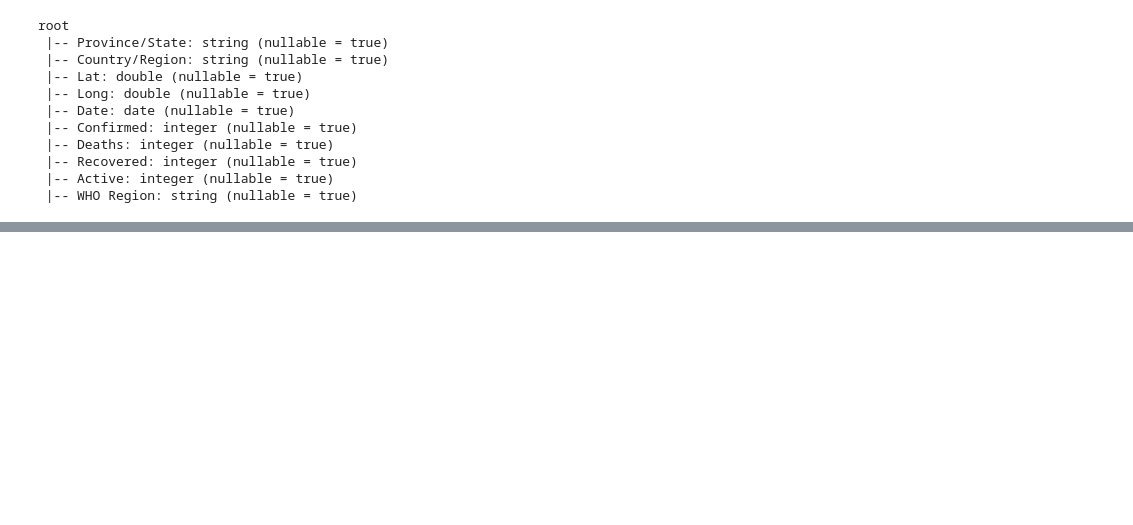
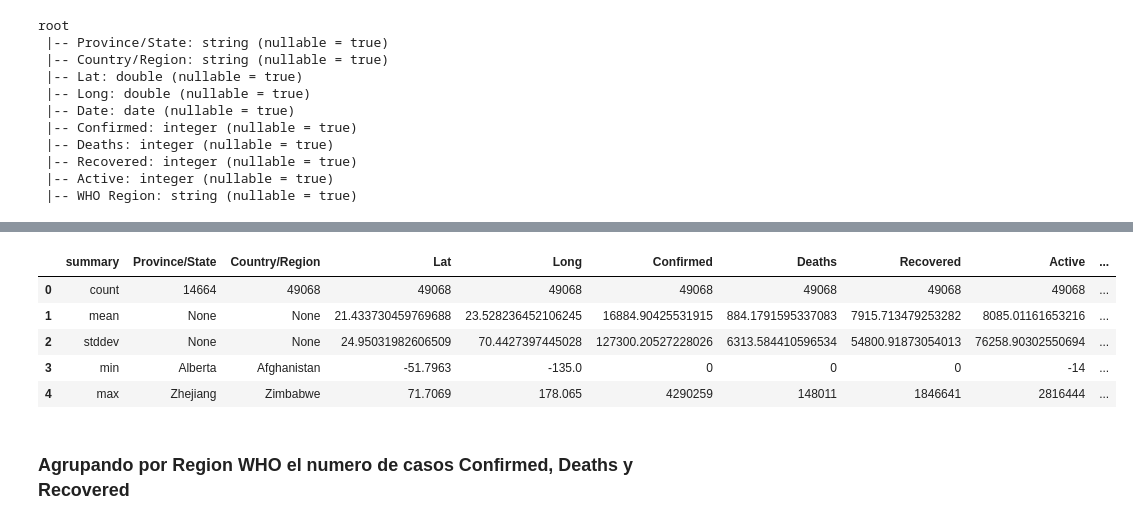
Before and after one commit to lianscr/Examen, a Jupyter notebook: Examen_covid19.ipynb, the cells around one changed output, grey strips where cells are left out. Cells and saved outputs as stored; diff of their text form; code cells hidden in the pictures; blank space fills up the shorter version.

```diff
--- a/Examen_covid19.ipynb
+++ b/Examen_covid19.ipynb
@@ -114,0 +138,11 @@ only showing top 5 rows
+# %%
+dataCovid.describe().toPandas()
+# %% [output]
+|  | summary | Province/State | Country/Region | Lat | Long | Confirmed | Deaths | Recovered | Active | ... |
+| 0 | count | 14664 | 49068 | 49068 | 49068 | 49068 | 49068 | 49068 | 49068 | ... |
+| 1 | mean | None | None | 21.433730459769688 | 23.528236452106245 | 16884.90425531915 | 884.1791595337083 | 7915.713479253282 | 8085.01161653216 | ... |
+| 2 | stddev | None | None | 24.95031982606509 | 70.4427397445028 | 127300.20527228026 | 6313.584410596534 | 54800.91873054013 | 76258.90302550694 | ... |
+| 3 | min | Alberta | Afghanistan | -51.7963 | -135.0 | 0 | 0 | 0 | -14 | ... |
+| 4 | max | Zhejiang | Zimbabwe | 71.7069 | 178.065 | 4290259 | 148011 | 1846641 | 2816444 | ... |
+# %% [markdown]
+### Agrupando por Region WHO el numero de casos Confirmed, Deaths y Recovered
```
Also changed, not shown: parts of 13 cells of this notebook, 14 other files.
